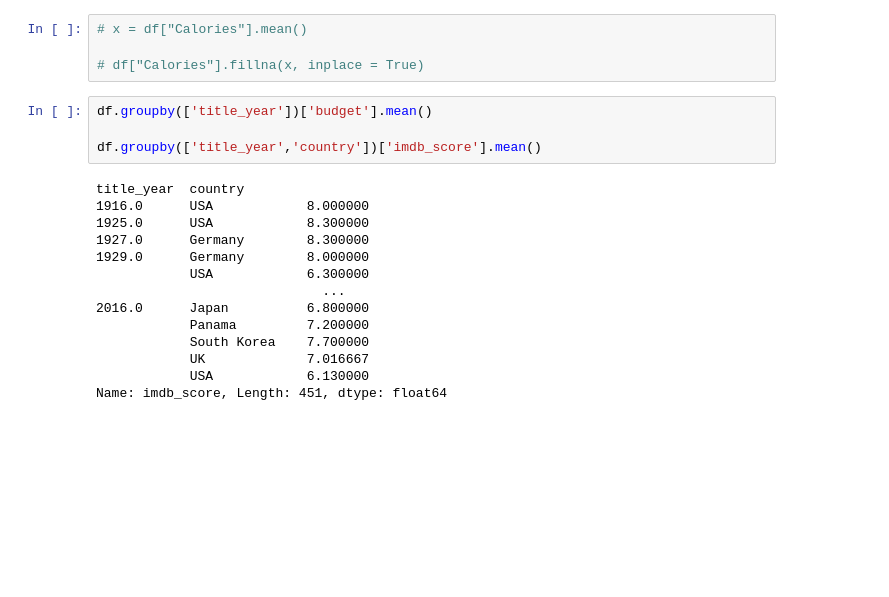
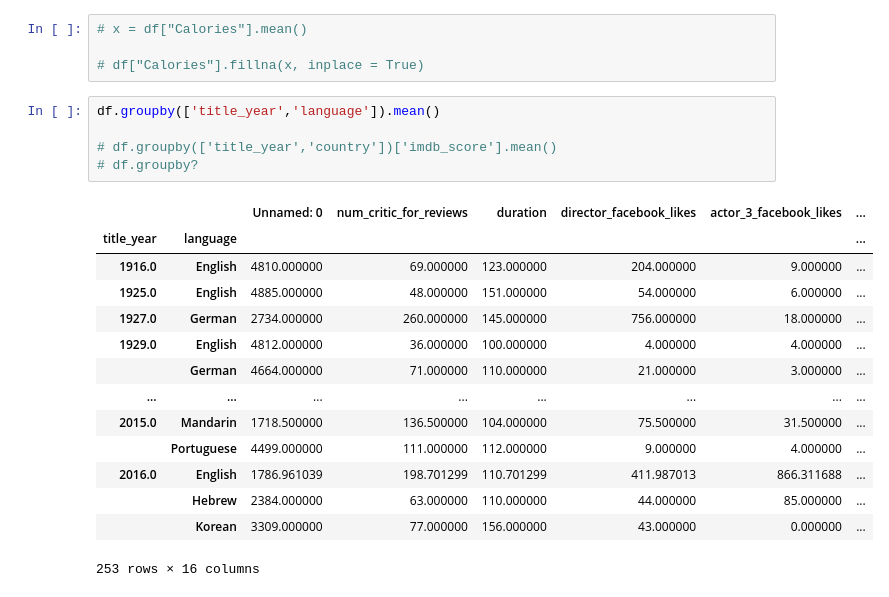
Before and after one commit to rj7shakya/python_ml, a Jupyter notebook: pandas.ipynb, the cells around one changed output. Saved outputs shown, nothing was run; the diff lists cells and outputs as text; blank space fills up the shorter version.

```diff
--- a/pandas.ipynb
+++ b/pandas.ipynb
@@ -70,22 +120,24 @@ df.dropna(inplace = True)
 
 # df["Calories"].fillna(x, inplace = True)
 # %%
-df.groupby(['title_year'])['budget'].mean()
+df.groupby(['title_year','language']).mean()
 
-df.groupby(['title_year','country'])['imdb_score'].mean()
+# df.groupby(['title_year','country'])['imdb_score'].mean()
+# df.groupby?
 # %% [output]
+|  |  | Unnamed: 0 | num_critic_for_reviews | duration | director_facebook_likes | actor_3_facebook_likes | ... |
+| title_year | language |  |  |  |  |  | ... |
+| 1916.0 | English | 4810.000000 | 69.000000 | 123.000000 | 204.000000 | 9.000000 | ... |
+| 1925.0 | English | 4885.000000 | 48.000000 | 151.000000 | 54.000000 | 6.000000 | ... |
+| 1927.0 | German | 2734.000000 | 260.000000 | 145.000000 | 756.000000 | 18.000000 | ... |
+| 1929.0 | English | 4812.000000 | 36.000000 | 100.000000 | 4.000000 | 4.000000 | ... |
+|  | German | 4664.000000 | 71.000000 | 110.000000 | 21.000000 | 3.000000 | ... |
+| ... | ... | ... | ... | ... | ... | ... | ... |
+| 2015.0 | Mandarin | 1718.500000 | 136.500000 | 104.000000 | 75.500000 | 31.500000 | ... |
+|  | Portuguese | 4499.000000 | 111.000000 | 112.000000 | 9.000000 | 4.000000 | ... |
+| 2016.0 | English | 1786.961039 | 198.701299 | 110.701299 | 411.987013 | 866.311688 | ... |
+|  | Hebrew | 2384.000000 | 63.000000 | 110.000000 | 44.000000 | 85.000000 | ... |
+|  | Korean | 3309.000000 | 77.000000 | 156.000000 | 43.000000 | 0.000000 | ... |
-title_year  country
-1916.0      USA            8.000000
-1925.0      USA            8.300000
-1927.0      Germany        8.300000
-1929.0      Germany        8.000000
-            USA            6.300000
-                             ...
-2016.0      Japan          6.800000
-            Panama         7.200000
-            South Korea    7.700000
-            UK             7.016667
-            USA            6.130000
-Name: imdb_score, Length: 451, dtype: float64
+253 rows × 16 columns
 # %%
 df.groupby(['title_year'])['imdb_score','budget'].max()
```
Also changed, not shown: parts of 19 cells of this notebook.
